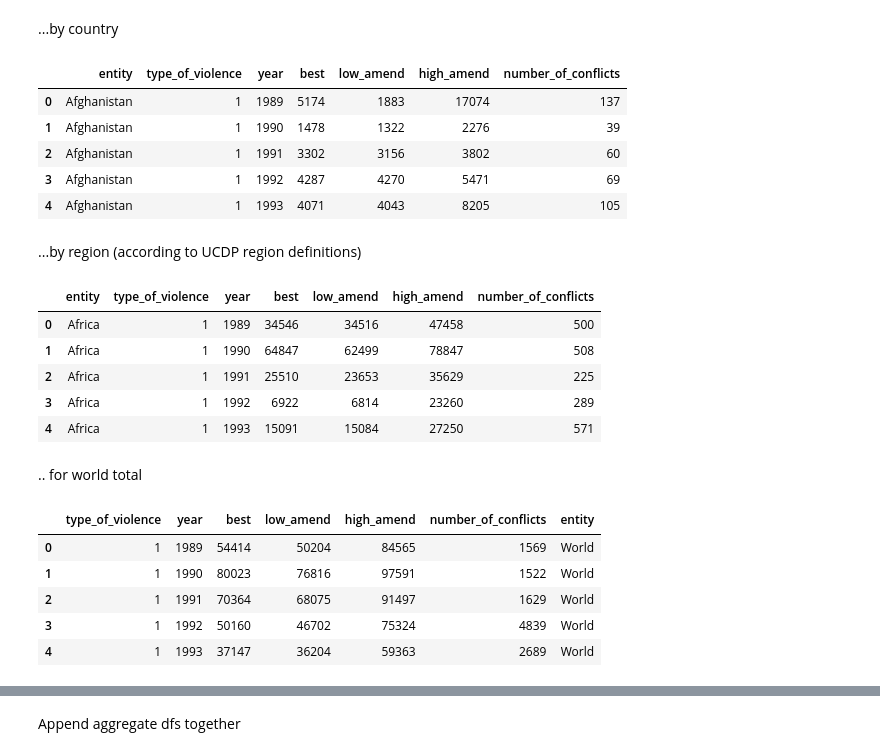
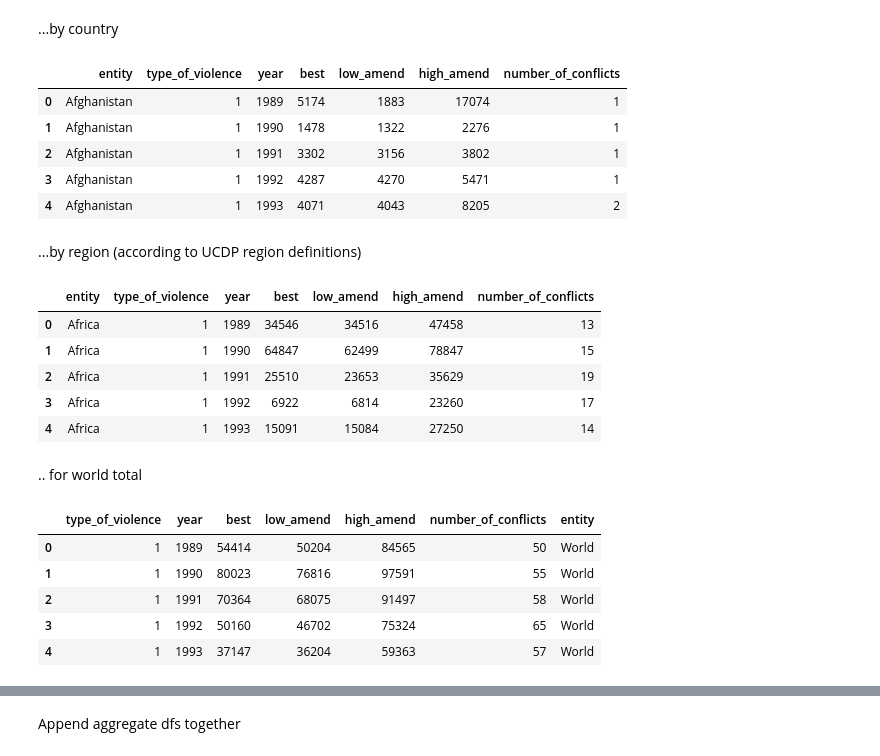
Before and after one commit to owid/notebooks, a Jupyter notebook: JoeHasell/UCDP and PRIO/UCDP_georeferenced/Aggregate.ipynb, the cells around one changed output, grey strips where cells are left out. Drawn from its saved outputs; the diff is of its cells as text; code cells hidden in the pictures.

Commit message:
amend aggregate

```diff
--- a/JoeHasell/UCDP and PRIO/UCDP_georeferenced/Aggregate.ipynb
+++ b/JoeHasell/UCDP and PRIO/UCDP_georeferenced/Aggregate.ipynb
@@ -20,12 +53,15 @@ A function that sums over a range of cols and counts unique values over a range
 # %%
-def my_aggregation(df, cols_to_group_by, cols_to_sum, cols_to_count):
+def my_aggregation(df, cols_to_group_by):
+
+    cols_to_sum = ['best', 'low_amend', 'high_amend']
+    cols_to_count = 'conflict_new_id'
 
     # Sum deaths
     df_deaths_agg = df.groupby(cols_to_group_by)[cols_to_sum].sum()
     df_deaths_agg = df_deaths_agg.reset_index()
 
     # Count conflicts
-    df_confl_agg = df.groupby(cols_to_group_by)[cols_to_count].count()
+    df_confl_agg = df.groupby(cols_to_group_by)[cols_to_count].nunique()
     df_confl_agg = df_confl_agg.reset_index()
 
     df_confl_agg.rename(columns = {"conflict_new_id":"number_of_conflicts"}, inplace = True)
@@ -39,60 +75,54 @@ Aggregate by type of violence and year and...
 # %% [markdown]
 ...by country
 # %%
-df_country_agg = my_aggregation(
+df_bytype_country_agg = my_aggregation(
     df = df,
-    cols_to_group_by = ['OWID_country_name','type_of_violence', 'year'],
-    cols_to_sum = ['best', 'low_amend', 'high_amend'],
-    cols_to_count = 'conflict_new_id'
-)
+    cols_to_group_by = ['OWID_country_name','type_of_violence', 'year']
+    )
 
-df_country_agg.rename(columns = {"OWID_country_name":"entity"}, inplace = True)
+df_bytype_country_agg.rename(columns = {"OWID_country_name":"entity"}, inplace = True)
 
-df_country_agg.head()
+df_bytype_country_agg.head()
 # %% [output]
 |  | entity | type_of_violence | year | best | low_amend | high_amend | number_of_conflicts |
-| 0 | Afghanistan | 1 | 1989 | 5174 | 1883 | 17074 | 137 |
-| 1 | Afghanistan | 1 | 1990 | 1478 | 1322 | 2276 | 39 |
-| 2 | Afghanistan | 1 | 1991 | 3302 | 3156 | 3802 | 60 |
-| 3 | Afghanistan | 1 | 1992 | 4287 | 4270 | 5471 | 69 |
-| 4 | Afghanistan | 1 | 1993 | 4071 | 4043 | 8205 | 105 |
+| 0 | Afghanistan | 1 | 1989 | 5174 | 1883 | 17074 | 1 |
+| 1 | Afghanistan | 1 | 1990 | 1478 | 1322 | 2276 | 1 |
+| 2 | Afghanistan | 1 | 1991 | 3302 | 3156 | 3802 | 1 |
+| 3 | Afghanistan | 1 | 1992 | 4287 | 4270 | 5471 | 1 |
+| 4 | Afghanistan | 1 | 1993 | 4071 | 4043 | 8205 | 2 |
 # %% [markdown]
 ...by region (according to UCDP region definitions)
 # %%
-df_region_agg = my_aggregation(
+df_bytype_region_agg = my_aggregation(
     df = df,
-    cols_to_group_by = ['region','type_of_violence', 'year'],
-    cols_to_sum = ['best', 'low_amend', 'high_amend'],
-    cols_to_count = 'conflict_new_id'
-)
+    cols_to_group_by = ['region','type_of_violence', 'year']
+    )
 
-df_region_agg.rename(columns = {"region":"entity"}, inplace = True)
+df_bytype_region_agg.rename(columns = {"region":"entity"}, inplace = True)
 
-df_region_agg.head()
+df_bytype_region_agg.head()
 # %% [output]
 |  | entity | type_of_violence | year | best | low_amend | high_amend | number_of_conflicts |
-| 0 | Africa | 1 | 1989 | 34546 | 34516 | 47458 | 500 |
-| 1 | Africa | 1 | 1990 | 64847 | 62499 | 78847 | 508 |
-| 2 | Africa | 1 | 1991 | 25510 | 23653 | 35629 | 225 |
-| 3 | Africa | 1 | 1992 | 6922 | 6814 | 23260 | 289 |
-| 4 | Africa | 1 | 1993 | 15091 | 15084 | 27250 | 571 |
+| 0 | Africa | 1 | 1989 | 34546 | 34516 | 47458 | 13 |
+| 1 | Africa | 1 | 1990 | 64847 | 62499 | 78847 | 15 |
+| 2 | Africa | 1 | 1991 | 25510 | 23653 | 35629 | 19 |
+| 3 | Africa | 1 | 1992 | 6922 | 6814 | 23260 | 17 |
+| 4 | Africa | 1 | 1993 | 15091 | 15084 | 27250 | 14 |
 # %% [markdown]
 .. for world total
 # %%
-df_world_agg = my_aggregation(
+df_bytype_world_agg = my_aggregation(
     df = df,
-    cols_to_group_by = ['type_of_violence', 'year'],
-    cols_to_sum = ['best', 'low_amend', 'high_amend'],
-    cols_to_count = 'conflict_new_id'
-)
+    cols_to_group_by = ['type_of_violence', 'year']
+    )
 
-df_world_agg['entity'] = "World"
+df_bytype_world_agg['entity'] = "World"
 
-df_world_agg.head()
+df_bytype_world_agg.head()
 # %% [output]
 |  | type_of_violence | year | best | low_amend | high_amend | number_of_conflicts | entity |
-| 0 | 1 | 1989 | 54414 | 50204 | 84565 | 1569 | World |
-| 1 | 1 | 1990 | 80023 | 76816 | 97591 | 1522 | World |
-| 2 | 1 | 1991 | 70364 | 68075 | 91497 | 1629 | World |
-| 3 | 1 | 1992 | 50160 | 46702 | 75324 | 4839 | World |
-| 4 | 1 | 1993 | 37147 | 36204 | 59363 | 2689 | World |
+| 0 | 1 | 1989 | 54414 | 50204 | 84565 | 50 | World |
+| 1 | 1 | 1990 | 80023 | 76816 | 97591 | 55 | World |
+| 2 | 1 | 1991 | 70364 | 68075 | 91497 | 58 | World |
+| 3 | 1 | 1992 | 50160 | 46702 | 75324 | 65 | World |
+| 4 | 1 | 1993 | 37147 | 36204 | 59363 | 57 | World |
```
Also changed, not shown: parts of 26 cells of this notebook.
